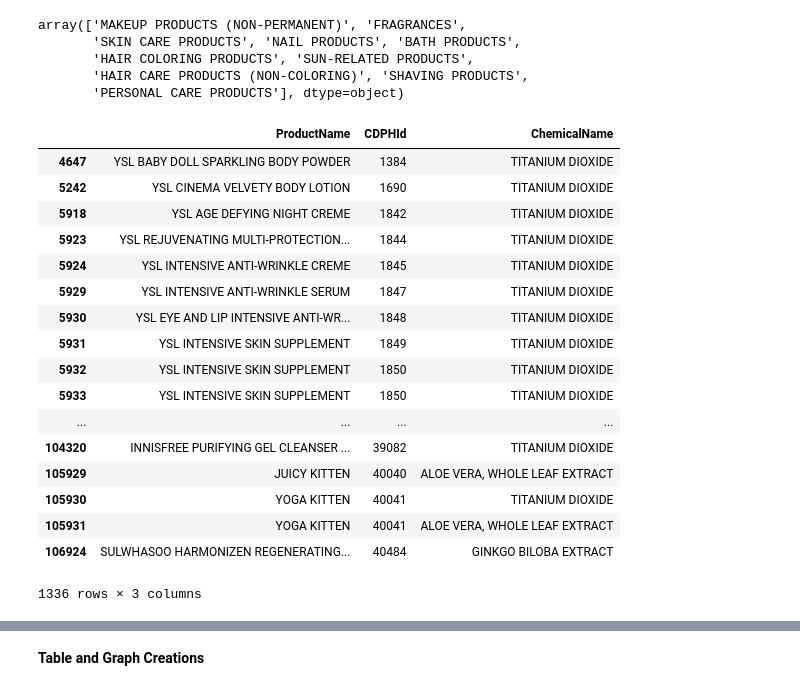
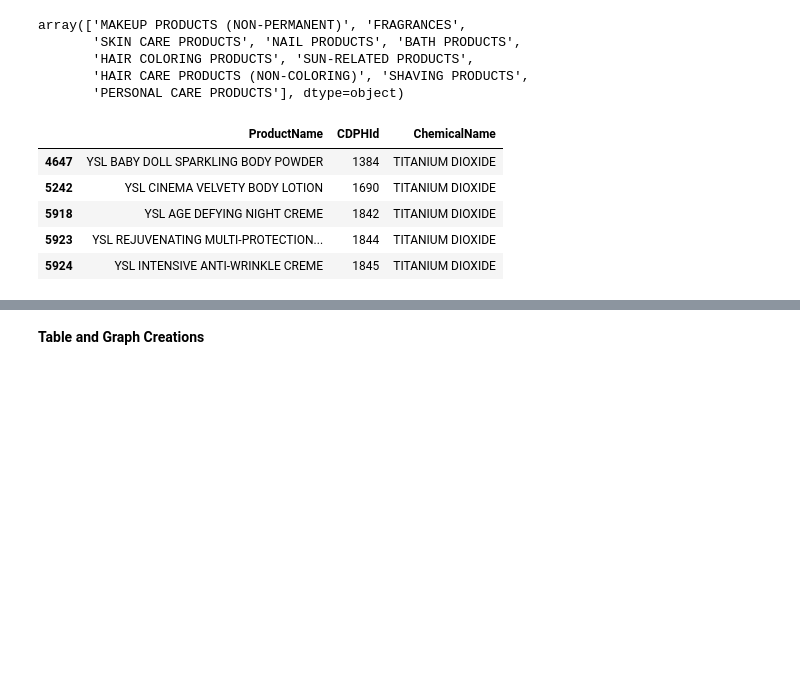
Before and after one commit to nicleong27/EastvsWest_Beauty, a Jupyter notebook: California Safe Cosmetics Program Data Checks.ipynb, the cells around one changed output, grey strips where cells are left out. Drawn from its saved outputs; the diff is of its cells as text; code cells hidden in the pictures; blank space fills up the shorter version.

```diff
--- a/California Safe Cosmetics Program Data Checks.ipynb
+++ b/California Safe Cosmetics Program Data Checks.ipynb
@@ -120,47 +85,35 @@ beauty_df['Korean/Western'] = ['KOREAN' if val == 'AMOREPACIFIC US INC.' or val
 beauty_df['BrandNameNoDupes'] = beauty_df['BrandName'].copy()
 
 
-#replace inconsistent naming conventions
+#replace inconsistent brand naming conventions
 replace_val = {'CLARINS PARIS': 'CLARINS-PARIS',
                'CLARINS': 'CLARINS-PARIS',
                'LOREAL': "L'OREAL",
                "L'OREAL PROFESSIONNEL": "L'OREAL",
                'LA ROCHE POSAY':'LA ROCHE-POSAY',
                'ARITUAM': 'ARITAUM'}
 beauty_df = beauty_df.replace({'BrandNameNoDupes': replace_val})
 
 #drop rows that contain DO NOT USE and 231170002
 beauty_df2 = beauty_df[(beauty_df.BrandName != "(DO NOT USE)")
                        & (beauty_df.BrandName != '231170002')
                        & (beauty_df.PrimaryCategory != 'FRAGRANCES')
                        & (beauty_df.PrimaryCategory != 'NAIL PRODUCTS')
                        & (beauty_df.PrimaryCategory != 'BATH PRODUCTS')
                        & (beauty_df.PrimaryCategory != 'HAIR COLORING PRODUCTS')
                        & (beauty_df.PrimaryCategory != 'HAIR CARE PRODUCTS (NON-COLORING)')
                        & (beauty_df.PrimaryCategory != 'SHAVING PRODUCTS')
                        & (beauty_df.PrimaryCategory != 'MAKEUP PRODUCTS (NON-PERMANENT)')
                        & (beauty_df.PrimaryCategory != 'PERSONAL CARE PRODUCTS')]
 
 #beauty_df2['BrandNameNoDupes'].unique()
 #beauty_df2.head()
-beauty_df2[['ProductName', 'CDPHId', 'ChemicalName']]
+beauty_df2[['ProductName', 'CDPHId', 'ChemicalName']].head()
 # %% [output]
 |  | ProductName | CDPHId | ChemicalName |
 | 4647 | YSL BABY DOLL SPARKLING BODY POWDER | 1384 | TITANIUM DIOXIDE |
 | 5242 | YSL CINEMA VELVETY BODY LOTION | 1690 | TITANIUM DIOXIDE |
 | 5918 | YSL AGE DEFYING NIGHT CREME | 1842 | TITANIUM DIOXIDE |
 | 5923 | YSL REJUVENATING MULTI-PROTECTION... | 1844 | TITANIUM DIOXIDE |
 | 5924 | YSL INTENSIVE ANTI-WRINKLE CREME | 1845 | TITANIUM DIOXIDE |
-| 5929 | YSL INTENSIVE ANTI-WRINKLE SERUM | 1847 | TITANIUM DIOXIDE |
-| 5930 | YSL EYE AND LIP INTENSIVE ANTI-WR... | 1848 | TITANIUM DIOXIDE |
-| 5931 | YSL INTENSIVE SKIN SUPPLEMENT | 1849 | TITANIUM DIOXIDE |
-| 5932 | YSL INTENSIVE SKIN SUPPLEMENT | 1850 | TITANIUM DIOXIDE |
-| 5933 | YSL INTENSIVE SKIN SUPPLEMENT | 1850 | TITANIUM DIOXIDE |
-| ... | ... | ... | ... |
-| 104320 | INNISFREE PURIFYING GEL CLEANSER ... | 39082 | TITANIUM DIOXIDE |
-| 105929 | JUICY KITTEN | 40040 | ALOE VERA, WHOLE LEAF EXTRACT |
-| 105930 | YOGA KITTEN | 40041 | TITANIUM DIOXIDE |
-| 105931 | YOGA KITTEN | 40041 | ALOE VERA, WHOLE LEAF EXTRACT |
-| 106924 | SULWHASOO HARMONIZEN REGENERATING... | 40484 | GINKGO BILOBA EXTRACT |
-1336 rows × 3 columns
 # %%
```
Also changed, not shown: parts of 10 cells of this notebook.
